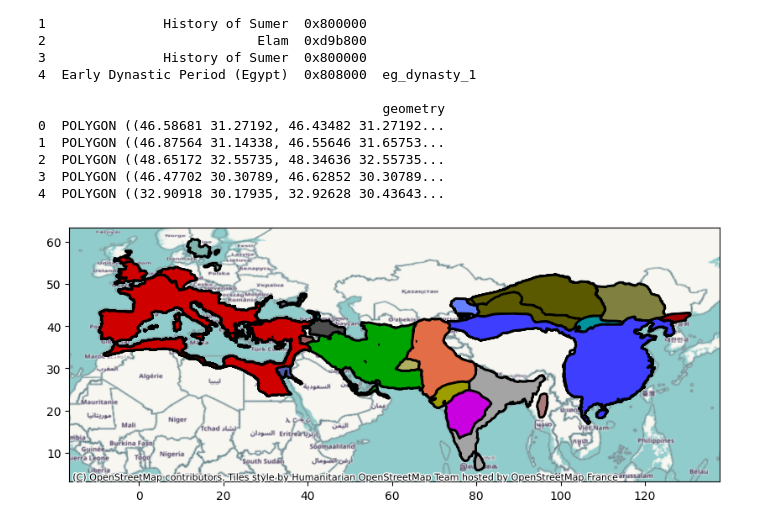
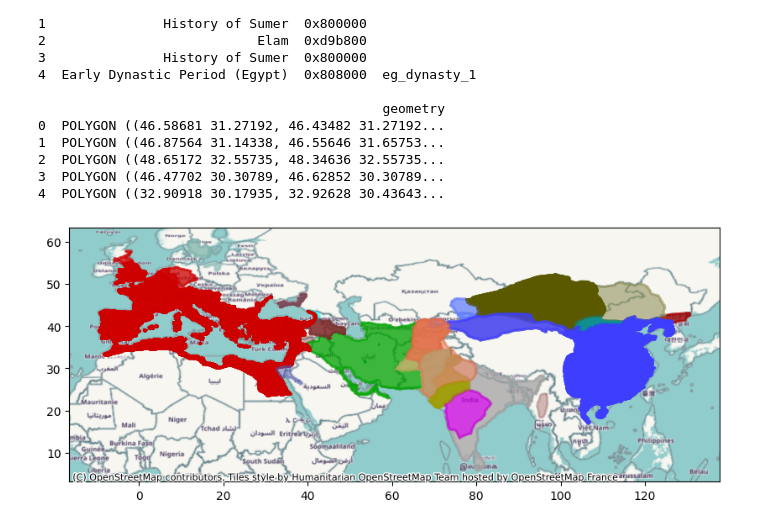
Before and after one commit to kallewesterling/seshat, a Jupyter notebook: notebooks/cliopatria.ipynb, the cells around one changed output. Saved outputs shown, nothing was run; the diff lists cells and outputs as text; code cells hidden in the pictures.

```diff
--- a/notebooks/cliopatria.ipynb
+++ b/notebooks/cliopatria.ipynb
@@ -49,15 +49,15 @@ import contextily as ctx
 # %%
 fig, ax = plt.subplots(figsize=(10, 10))
 
 # Remove '0x' and add '#' to the start of the color strings
 colors = '#' + filtered_gdf['Color'].str.replace('0x', '')
 
 # Plot the polygons with colors based on the 'Color' field
-filtered_gdf.plot(ax=ax, linewidth=2, edgecolor='black', facecolor=colors)
+filtered_gdf.plot(ax=ax, linewidth=2, edgecolor=colors, facecolor=colors, alpha=0.5)
 
 # Add a basemap
 ctx.add_basemap(ax, crs=filtered_gdf.crs.to_string())
 
 plt.show()
 # %% [output]
-[figure, old version]
+[figure, new version]
```
